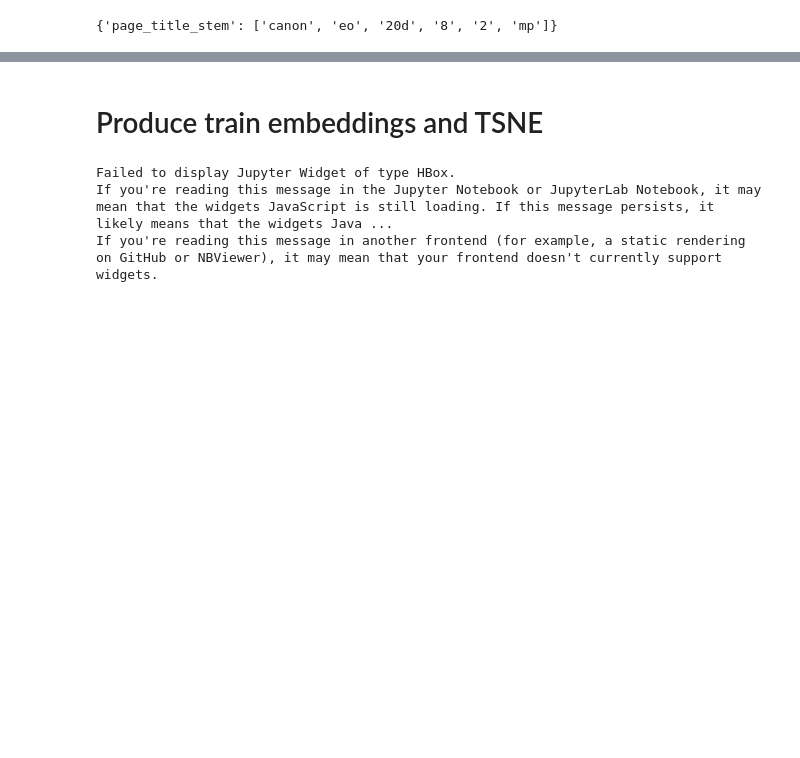
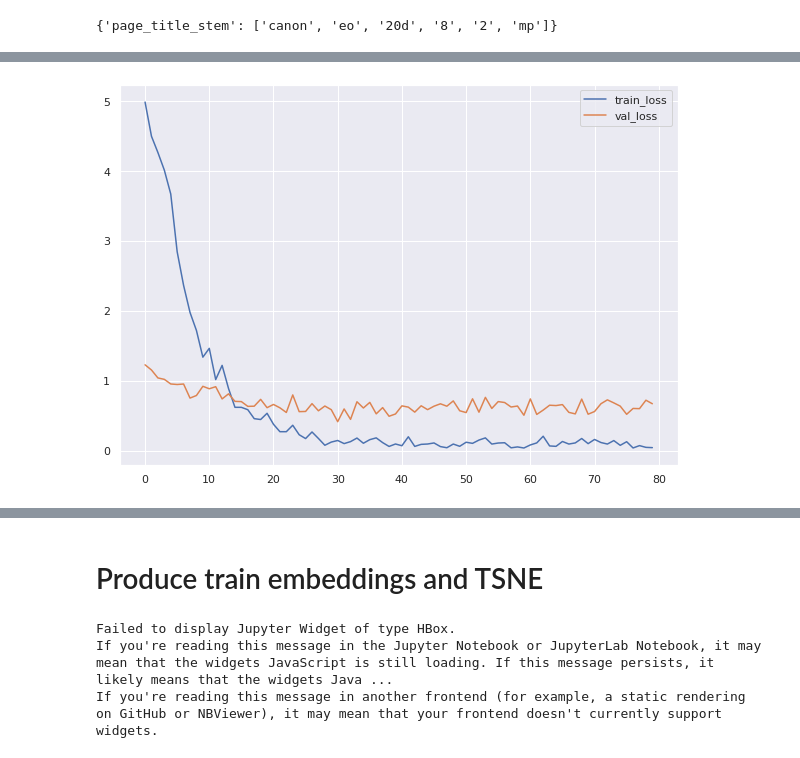
Before and after one commit to btseytlin/Sigmod-Competition, a Jupyter notebook: notebooks/triplet.ipynb, the cells around one changed output, grey strips where cells are left out. Saved outputs shown, nothing was run; the diff lists cells and outputs as text; code cells hidden in the pictures; blank space fills up the shorter version.

```diff
--- a/notebooks/triplet.ipynb
+++ b/notebooks/triplet.ipynb
@@ -357,4 +426,0 @@ loss_history = []
-# %%
-opt = optim.Adam(model.parameters(), lr=1e-4, weight_decay=1e-3)
-scheduler = torch.optim.lr_scheduler.StepLR(opt, step_size=10)
-epochs = 20
@@ -414,3 +508,11 @@ If you're reading this message in another frontend (for example, a static render
+# %%
+plt.figure()
+plt.plot(loss_history_train, label='train_loss')
+plt.plot(loss_history_val, label='val_loss')
+plt.legend()
+plt.show()
+# %% [output]
+[figure, added]
 # %%
 model.eval()
 # %% [output]
```
Also changed, not shown: parts of 45 cells of this notebook, 1 other file.
